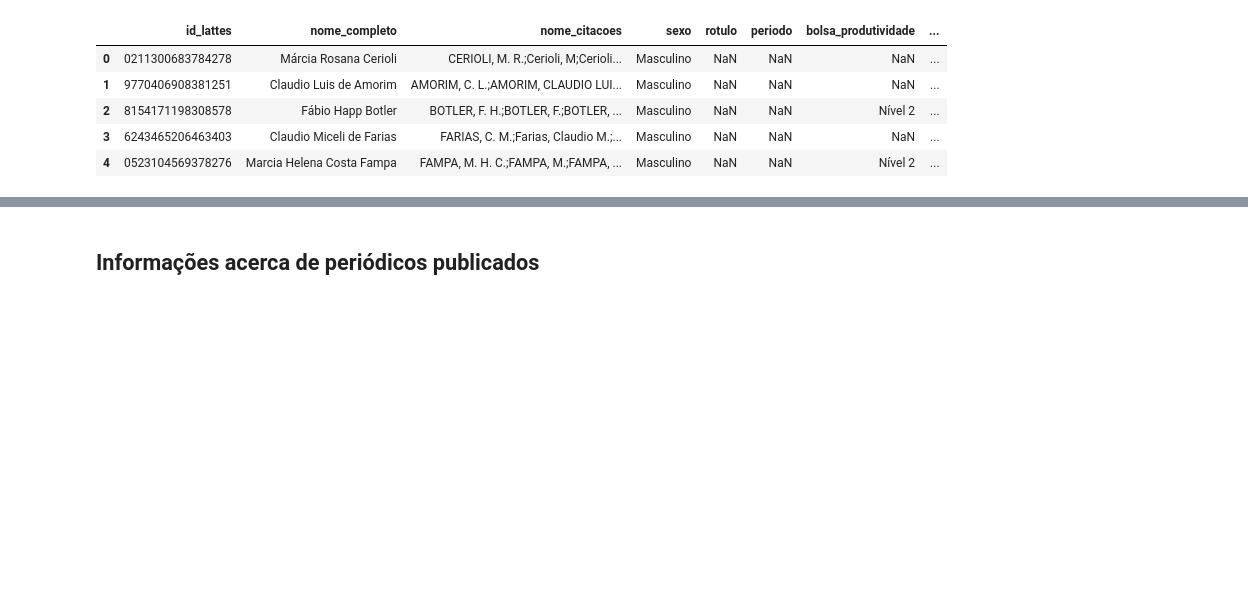
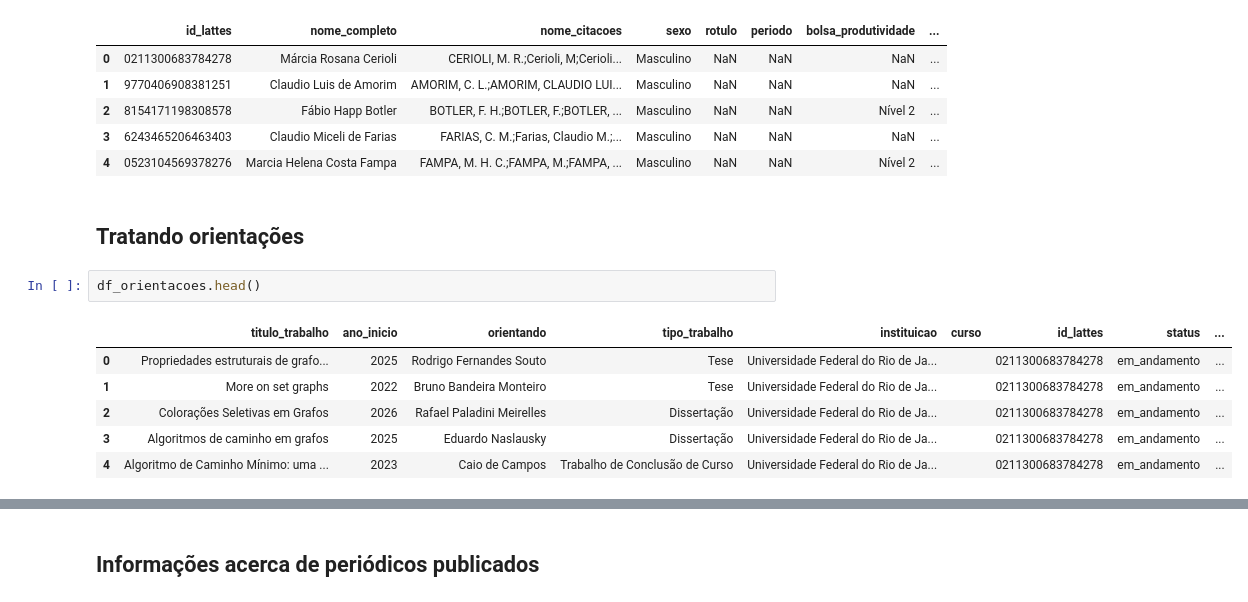
Before and after one commit to alobogiron/pesc_stats, a Jupyter notebook: analyse.ipynb, the cells around one changed output, grey strips where cells are left out. Drawn from its saved outputs; the diff is of its cells as text; blank space fills up the shorter version.

```diff
--- a/analyse.ipynb
+++ b/analyse.ipynb
@@ -291,3 +292,14 @@ df_pessoas.head()
 | 2 | 8154171198308578 | Fábio Happ Botler | BOTLER, F. H.;BOTLER, F.;BOTLER, ... | Masculino | NaN | NaN | Nível 2 | ... |
 | 3 | 6243465206463403 | Claudio Miceli de Farias | FARIAS, C. M.;Farias, Claudio M.;... | Masculino | NaN | NaN | NaN | ... |
 | 4 | 0523104569378276 | Marcia Helena Costa Fampa | FAMPA, M. H. C.;FAMPA, M.;FAMPA, ... | Masculino | NaN | NaN | Nível 2 | ... |
+# %% [markdown]
+## Tratando orientações
+# %%
+df_orientacoes.head()
+# %% [output]
+|  | titulo_trabalho | ano_inicio | orientando | tipo_trabalho | instituicao | curso | id_lattes | status | ... |
+| 0 | Propriedades estruturais de grafo... | 2025 | Rodrigo Fernandes Souto | Tese | Universidade Federal do Rio de Ja... |  | 0211300683784278 | em_andamento | ... |
+| 1 | More on set graphs | 2022 | Bruno Bandeira Monteiro | Tese | Universidade Federal do Rio de Ja... |  | 0211300683784278 | em_andamento | ... |
+| 2 | Colorações Seletivas em Grafos | 2026 | Rafael Paladini Meirelles | Dissertação | Universidade Federal do Rio de Ja... |  | 0211300683784278 | em_andamento | ... |
+| 3 | Algoritmos de caminho em grafos | 2025 | Eduardo Naslausky | Dissertação | Universidade Federal do Rio de Ja... |  | 0211300683784278 | em_andamento | ... |
+| 4 | Algoritmo de Caminho Mínimo: uma ... | 2023 | Caio de Campos | Trabalho de Conclusão de Curso | Universidade Federal do Rio de Ja... |  | 0211300683784278 | em_andamento | ... |
```
Also changed, not shown: parts of 31 cells of this notebook, 4 other files.
